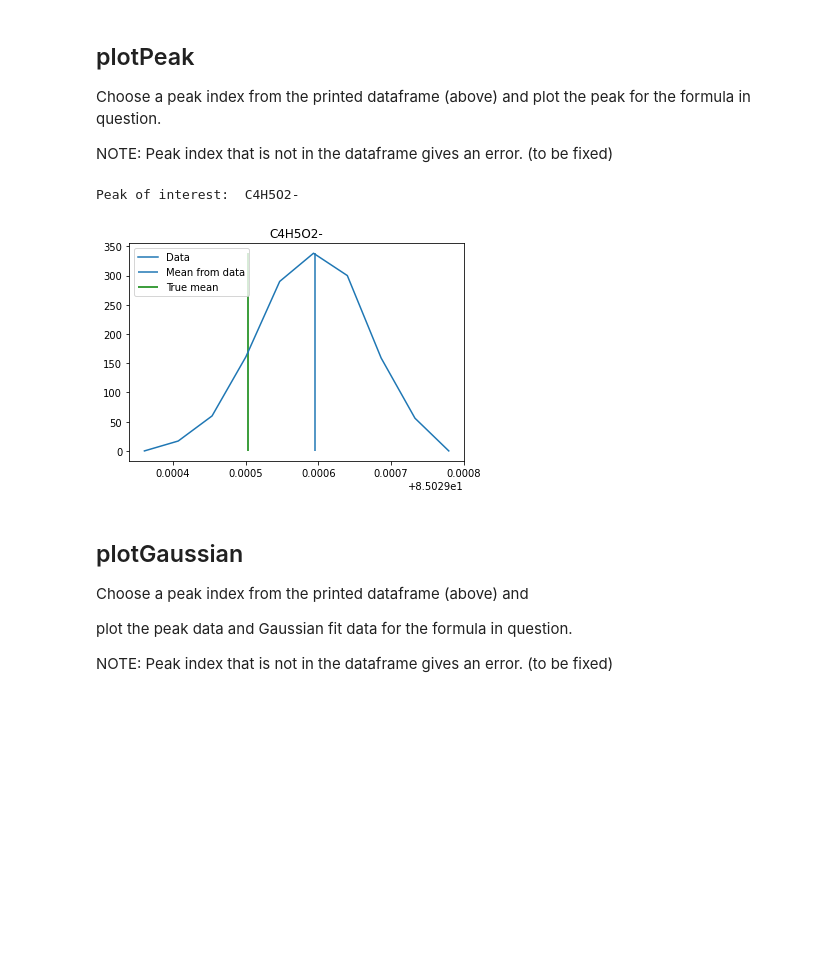
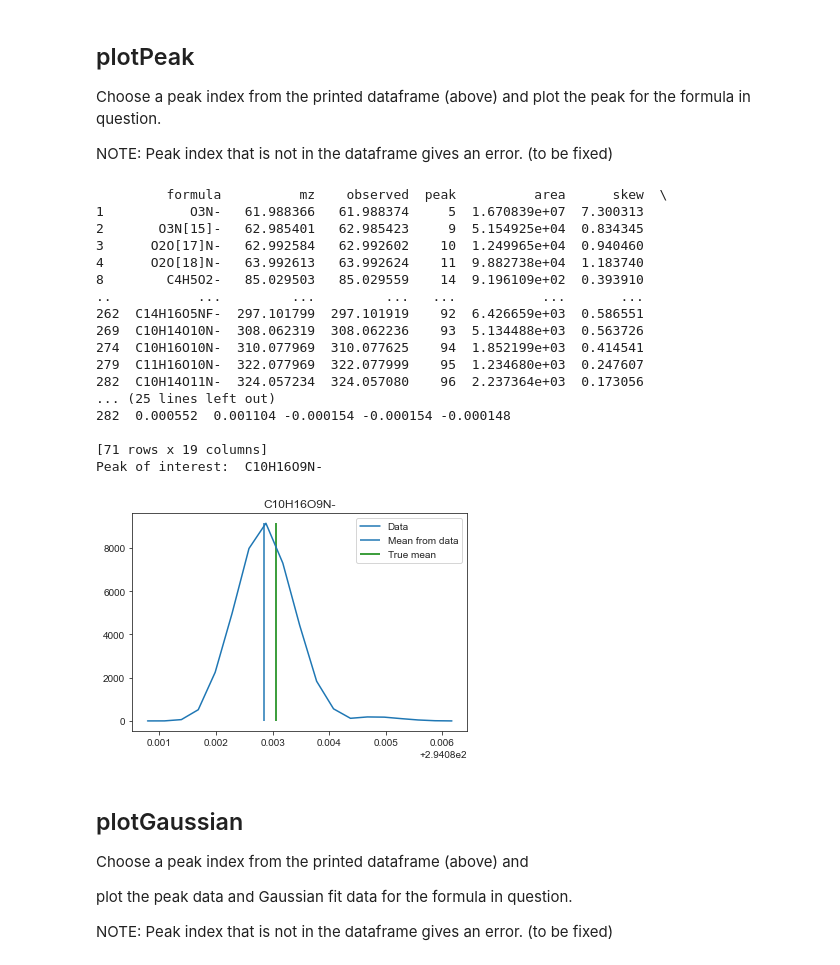
Before and after one commit to jokinen77/DataScienceProject1-Orbitrap, a Jupyter notebook: DataProcessing0.ipynb, the cells around one changed output. Saved outputs shown, nothing was run; the diff lists cells and outputs as text; code cells hidden in the pictures; blank space fills up the shorter version.

```diff
--- a/DataProcessing0.ipynb
+++ b/DataProcessing0.ipynb
@@ -160,10 +164,10 @@ import pandas as pd
 import numpy as np
 
 def getPeak(i, peaklist, interest):
-
+    ix = 0
     # ion index i is here changed to array index ix
     for j in range(len(peaklist)):
-        if peaklist.iloc[j,12] == i:
+        if peaklist.iloc[j,9] == i:
             ix = j
     if interest:
         print("Peak of interest: ",peaklist.iloc[ix,0])
@@ -280,15 +381,15 @@ import numpy as np
 
 def identifyPeaks(data, peaklist, maxDistance):
     peaklist['observed'] = np.zeros(len(peaklist['mz'])) #2
-    peaklist['peak'] = np.zeros(len(peaklist['mz']))     #3
+    peaklist['peak'] = np.zeros(len(peaklist['mz']), dtype="uint32")     #3
     peaklist['area'] = np.zeros(len(peaklist['mz']))     #4
     peaklist['skew'] = np.zeros(len(peaklist['mz']))     #5
     peaklist['sigma'] = np.zeros(len(peaklist['mz']))    #6
-    peaklist['lefti']  = np.zeros(len(peaklist['mz']))   #7
-    peaklist['righti'] = np.zeros(len(peaklist['mz']))   #8
-    peaklist['centerG'] = np.zeros(len(peaklist['mz']))   #9
-    peaklist['sigmaG']  = np.zeros(len(peaklist['mz']))   #10
-    peaklist['fwhmG'] = np.zeros(len(peaklist['mz']))   #11
+    peaklist['lefti']  = np.zeros(len(peaklist['mz']), dtype="uint32")   #7
+    peaklist['righti'] = np.zeros(len(peaklist['mz']), dtype="uint32")   #8
+#    peaklist['centerG'] = np.zeros(len(peaklist['mz']))   #9
+#    peaklist['sigmaG']  = np.zeros(len(peaklist['mz']))   #10
+#    peaklist['fwhmG'] = np.zeros(len(peaklist['mz']))   #11
 
     sigmas, peakMeans, peakAreas, peakSkews, lefts, rights = getAllMeans(data)
     trueValue = peaklist['mz'].to_numpy()     # get only the mz values from the peaklist
@@ -301,8 +402,8 @@ def identifyPeaks(data, peaklist, maxDistance):
             peaklist.iloc[i,4] = peakAreas[ind]
             peaklist.iloc[i,5] = peakSkews[ind]
             peaklist.iloc[i,6] = sigmas[ind]
-            peaklist.iloc[i,7] = lefts[ind]
-            peaklist.iloc[i,8] = rights[ind]
+            peaklist.iloc[i,7] = int(lefts[ind])
+            peaklist.iloc[i,8] = int(rights[ind])
 
     unidentified = np.linspace(0, len(trueValue)-1, len(trueValue))
     unidentified = unidentified[peaklist['observed'].to_numpy() == 0]
@@ -546,10 +726,26 @@ plot the peak for the formula in question.
 
 NOTE:  Peak index that is not in the dataframe gives an error. (to be fixed)
 # %%
-plotPeak(8,peaklist)  # 2, 8, 215, 269
+plotPeak(252,peaklist)  # 2, 8, 215, 269
 # %% [output]
-Peak of interest:  C4H5O2-
+         formula          mz    observed  peak          area      skew  \
+1           O3N-   61.988366   61.988374     5  1.670839e+07  7.300313
+2       O3N[15]-   62.985401   62.985423     9  5.154925e+04  0.834345
+3      O2O[17]N-   62.992584   62.992602    10  1.249965e+04  0.940460
+4      O2O[18]N-   63.992613   63.992624    11  9.882738e+04  1.183740
+8        C4H5O2-   85.029503   85.029559    14  9.196109e+02  0.393910
+..           ...         ...         ...   ...           ...       ...
+262  C14H16O5NF-  297.101799  297.101919    92  6.426659e+03  0.586551
+269  C10H14O10N-  308.062319  308.062236    93  5.134488e+03  0.563726
+274  C10H16O10N-  310.077969  310.077625    94  1.852199e+03  0.414541
+279  C11H16O10N-  322.077969  322.077999    95  1.234680e+03  0.247607
+282  C10H14O11N-  324.057234  324.057080    96  2.237364e+03  0.173056
+... (25 lines left out)
+282  0.000552  0.001104 -0.000154 -0.000154 -0.000148
+
+[71 rows x 19 columns]
+Peak of interest:  C10H16O9N-
-[figure, old version]
+[figure, new version]
 # %% [markdown]
 ## plotGaussian
 
```
Also changed, not shown: parts of 18 cells of this notebook.
